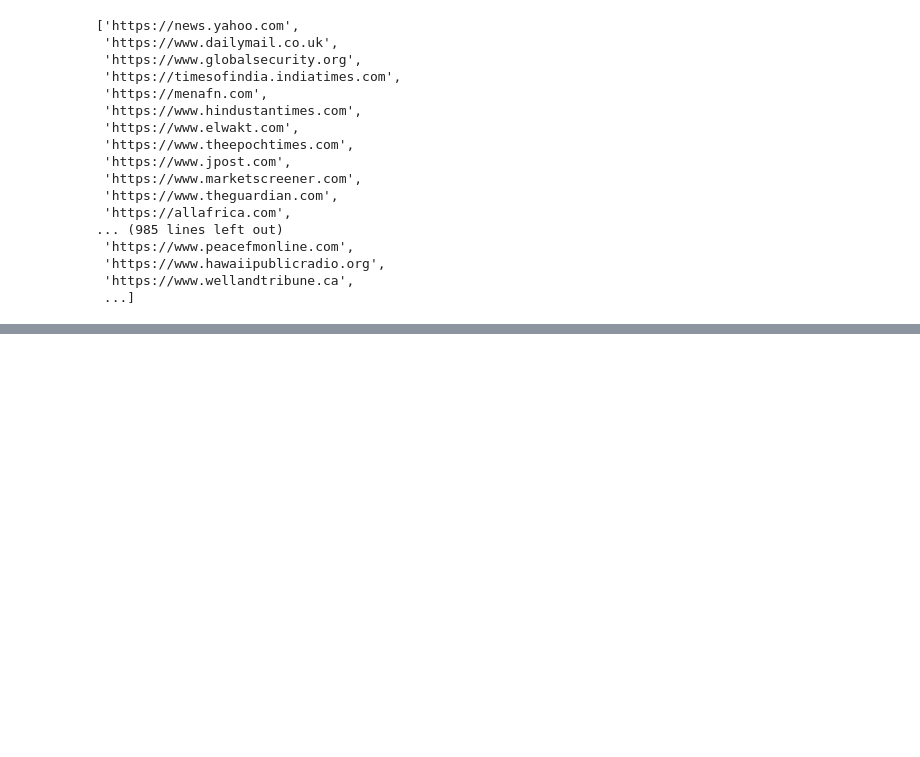
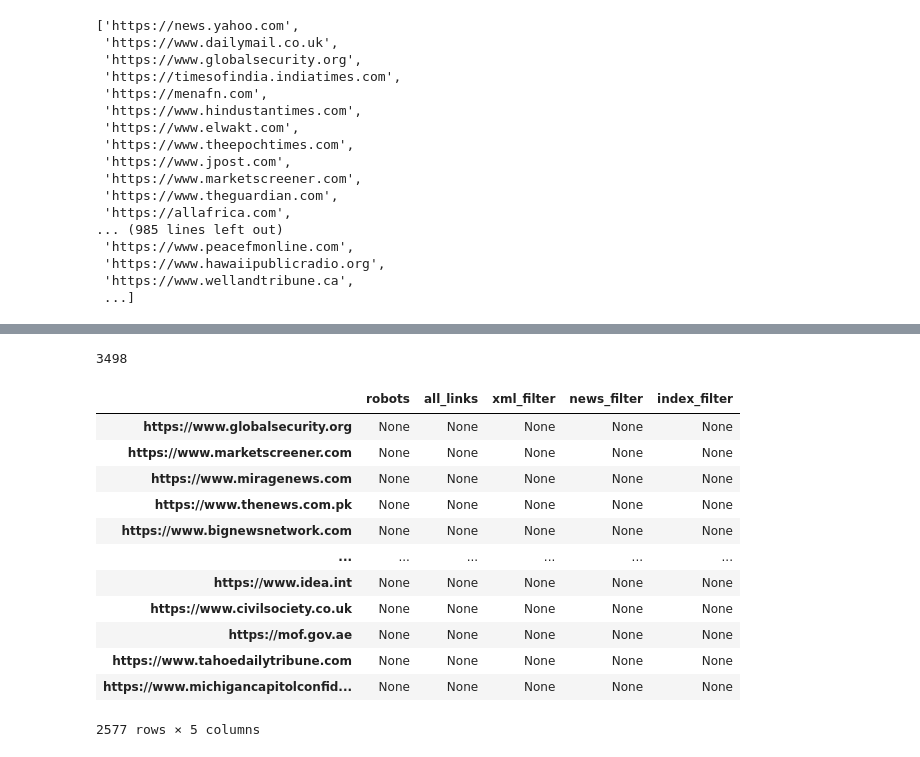
Before and after one commit to PatrickLperso/Suivi_de_narratives, a Jupyter notebook: Analysis_links.ipynb, the cells around one changed output, grey strips where cells are left out. Drawn from its saved outputs; the diff is of its cells as text; code cells hidden in the pictures; blank space fills up the shorter version.

```diff
--- a/Analysis_links.ipynb
+++ b/Analysis_links.ipynb
@@ -89,0 +124,20 @@ list(df_json.index)
+# %%
+2509+989
+# %% [output]
+3498
+# %%
+df_json.loc[df_json.isna().all(axis=1), :]
+# %% [output]
+|  | robots | all_links | xml_filter | news_filter | index_filter |
+| https://www.globalsecurity.org | None | None | None | None | None |
+| https://www.marketscreener.com | None | None | None | None | None |
+| https://www.miragenews.com | None | None | None | None | None |
+| https://www.thenews.com.pk | None | None | None | None | None |
+| https://www.bignewsnetwork.com | None | None | None | None | None |
+| ... | ... | ... | ... | ... | ... |
+| https://www.idea.int | None | None | None | None | None |
+| https://www.civilsociety.co.uk | None | None | None | None | None |
+| https://mof.gov.ae | None | None | None | None | None |
+| https://www.tahoedailytribune.com | None | None | None | None | None |
+| https://www.michigancapitolconfid... | None | None | None | None | None |
+2577 rows × 5 columns
```
Also changed, not shown: parts of 14 cells of this notebook, 5 other files.
